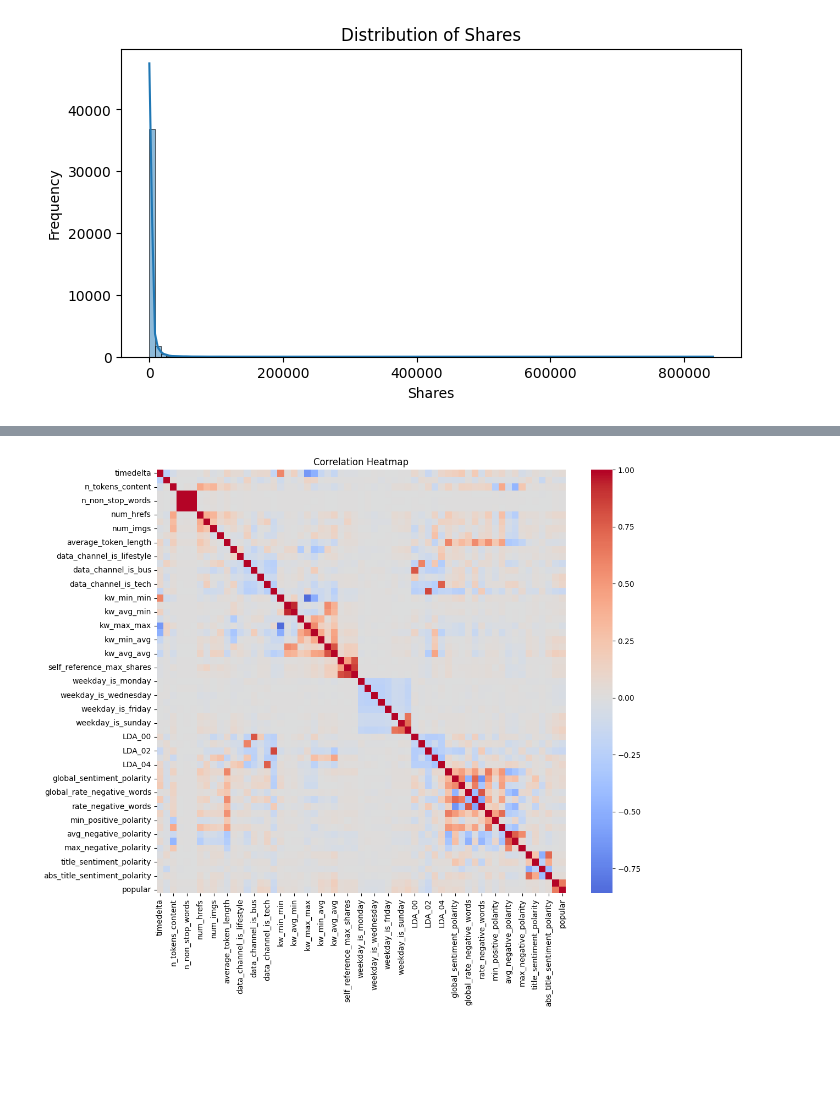
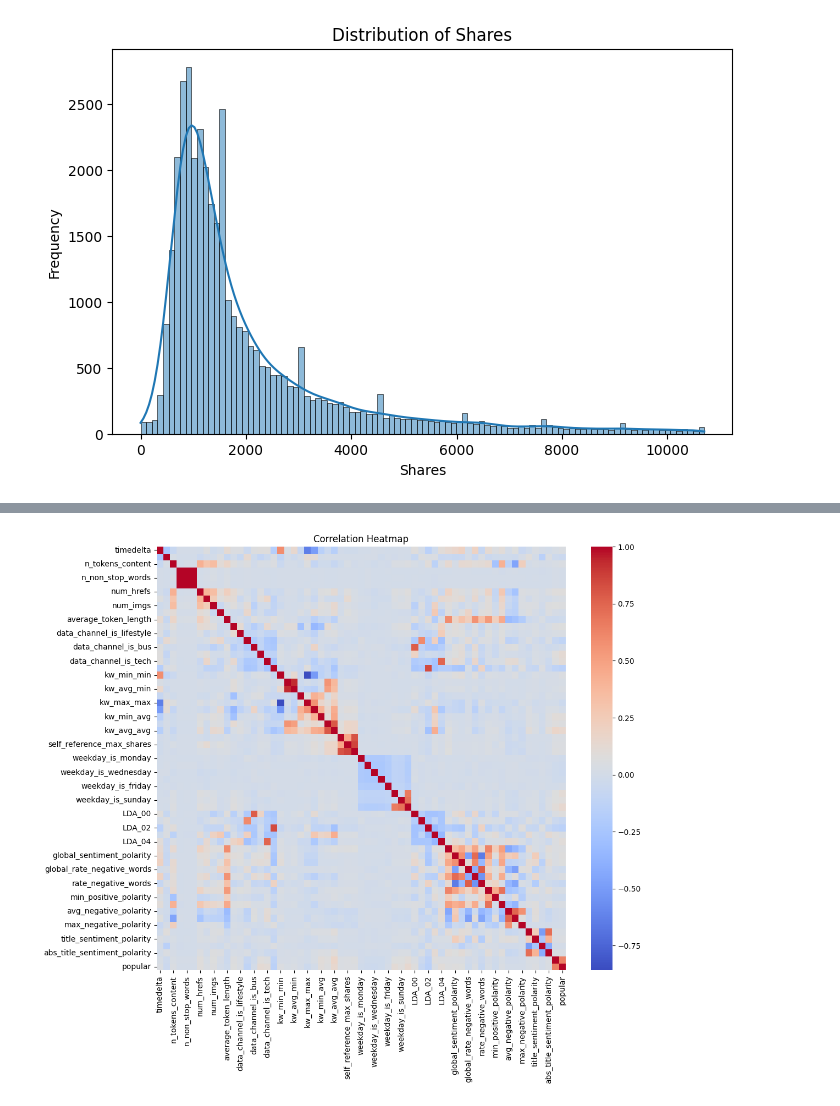
Before and after one commit to Monal0401/online-content-popularity-pred, a Jupyter notebook: notebook/eda.ipynb, the cells around one changed output, grey strips where cells are left out. Saved outputs shown, nothing was run; the diff lists cells and outputs as text; code cells hidden in the pictures; blank space fills up the shorter version.

```diff
--- a/notebook/eda.ipynb
+++ b/notebook/eda.ipynb
@@ -58,0 +51,3 @@ Missing values per column:
+# %%
+# Remove extreme outliers (top 5%)
+df = df[df['shares'] < df['shares'].quantile(0.95)]
@@ -59,10 +62,13 @@ Missing values per column:
+# %%
+# Drop URL column if present
+df.drop(['url'], axis=1, errors='ignore', inplace=True)
 # %%
-# Distribution of Target
-plt.figure(figsize=(8, 4))
+# === Distribution of Shares ===
+plt.figure(figsize=(8, 5))
 sns.histplot(df['shares'], bins=100, kde=True)
 plt.title("Distribution of Shares")
 plt.xlabel("Shares")
 plt.ylabel("Frequency")
 plt.show()
 # %% [output]
-[figure, old version]
+[figure, new version]
```
Also changed, not shown: parts of 17 cells of this notebook, 1 other file.
